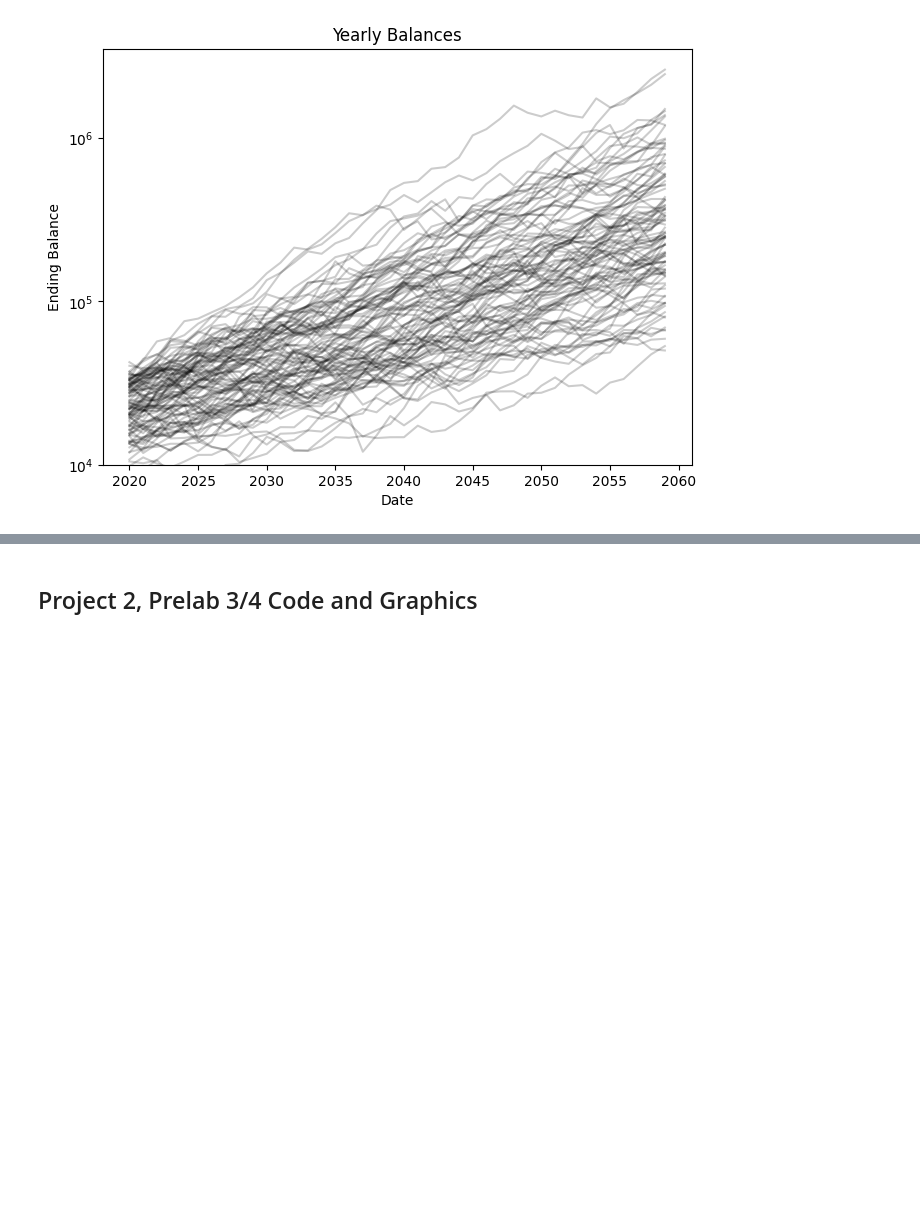
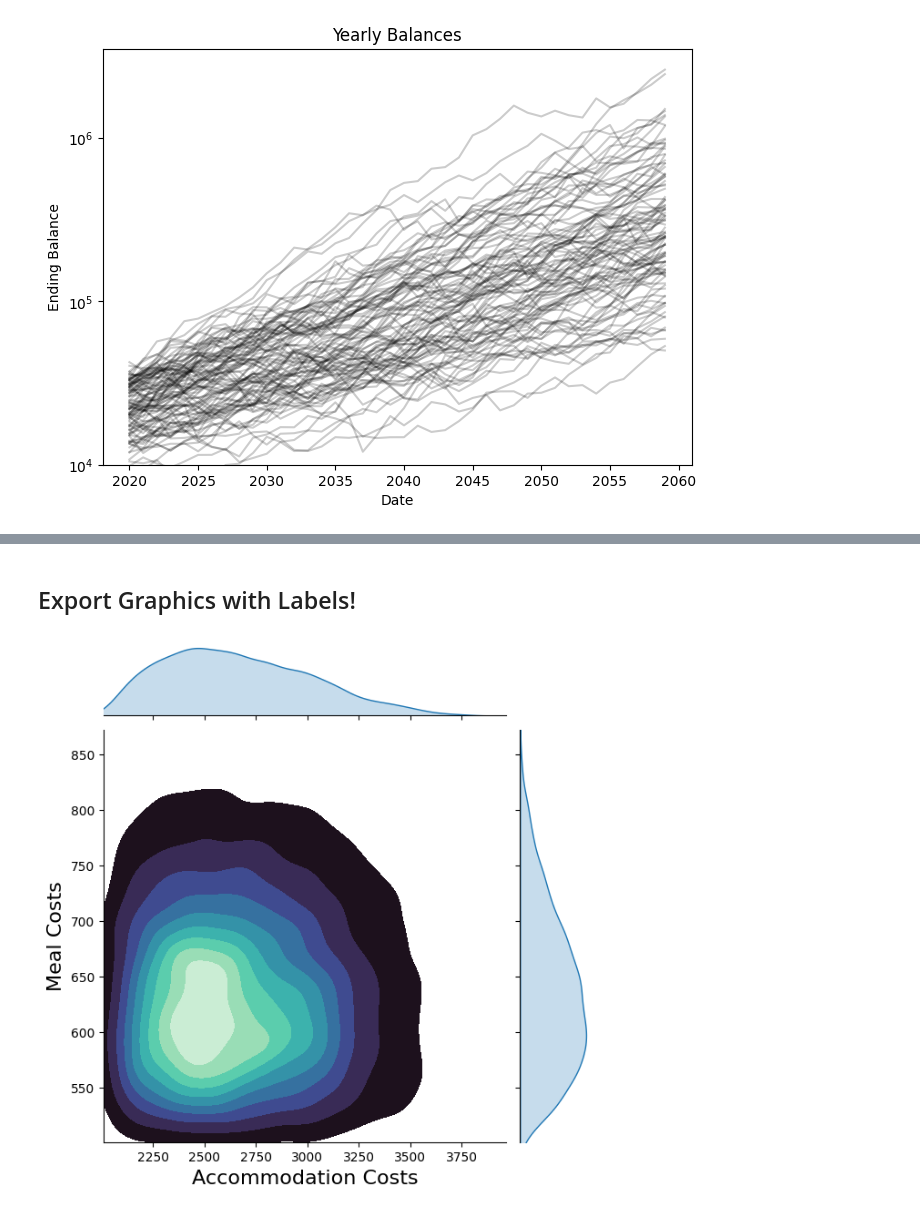
Before and after one commit to Gabriel-vzh2vs/Modelling-And-Simulation-Public-Release, a Jupyter notebook: Chapter_Lab/hidden-lab-graphics.ipynb, the cells around one changed output, grey strips where cells are left out. Drawn from its saved outputs; the diff is of its cells as text; code cells hidden in the pictures; blank space fills up the shorter version.

Commit message:
Improvements to Labs.md and prelabs.md

```diff
--- a/Chapter_Lab/hidden-lab-graphics.ipynb
+++ b/Chapter_Lab/hidden-lab-graphics.ipynb
@@ -514,2 +510,7 @@ KeyError: 'Ending Balance'
 # %% [markdown]
-## Project 2, Prelab 3/4 Code and Graphics
+## Export Graphics with Labels!
+# %%
+#| label: fig:copula
+s.figure
+# %% [output]
+[figure, added]
```
Also changed, not shown: parts of 7 cells of this notebook, 6 other files.
